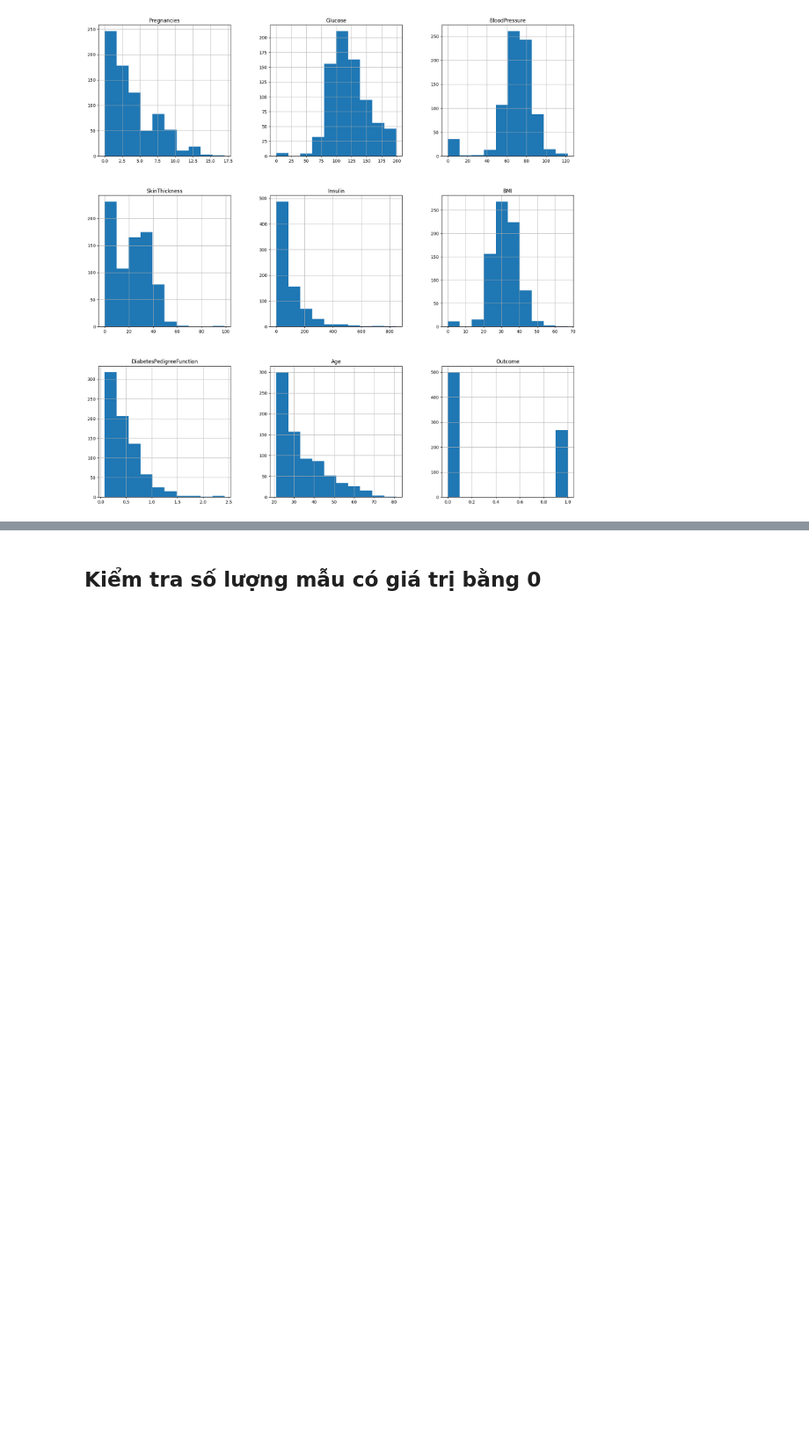
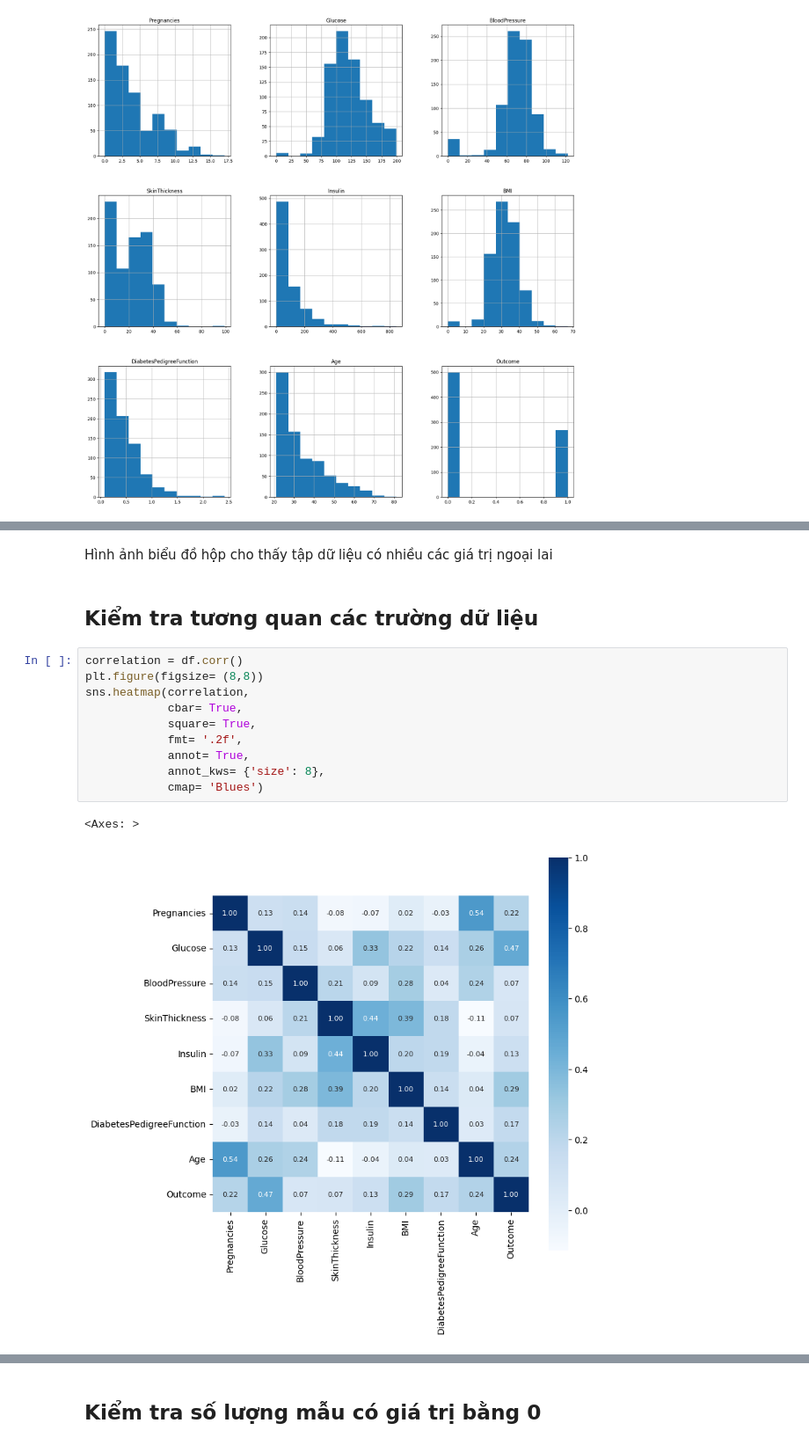
Before and after one commit to kimcuongdev/DiabetesPrediction, a Jupyter notebook: diabetes_prediction_v4.ipynb, the cells around one changed output, grey strips where cells are left out. Shown at 88% size. Saved outputs shown, nothing was run; the diff lists cells and outputs as text; blank space fills up the shorter version.

```diff
--- a/diabetes_prediction_v4.ipynb
+++ b/diabetes_prediction_v4.ipynb
@@ -44,0 +145,17 @@ array([[<Axes: title={'center': 'Pregnancies'}>,
+# %% [markdown]
+Hình ảnh biểu đồ hộp cho thấy tập dữ liệu có nhiều các giá trị ngoại lai
+# %% [markdown]
+## Kiểm tra tương quan các trường dữ liệu
+# %%
+correlation = df.corr()
+plt.figure(figsize= (8,8))
+sns.heatmap(correlation,
+            cbar= True,
+            square= True,
+            fmt= '.2f',
+            annot= True,
+            annot_kws= {'size': 8},
+            cmap= 'Blues')
+# %% [output]
+<Axes: >
+[figure, added]
```
Also changed, not shown: parts of 80 cells of this notebook.
